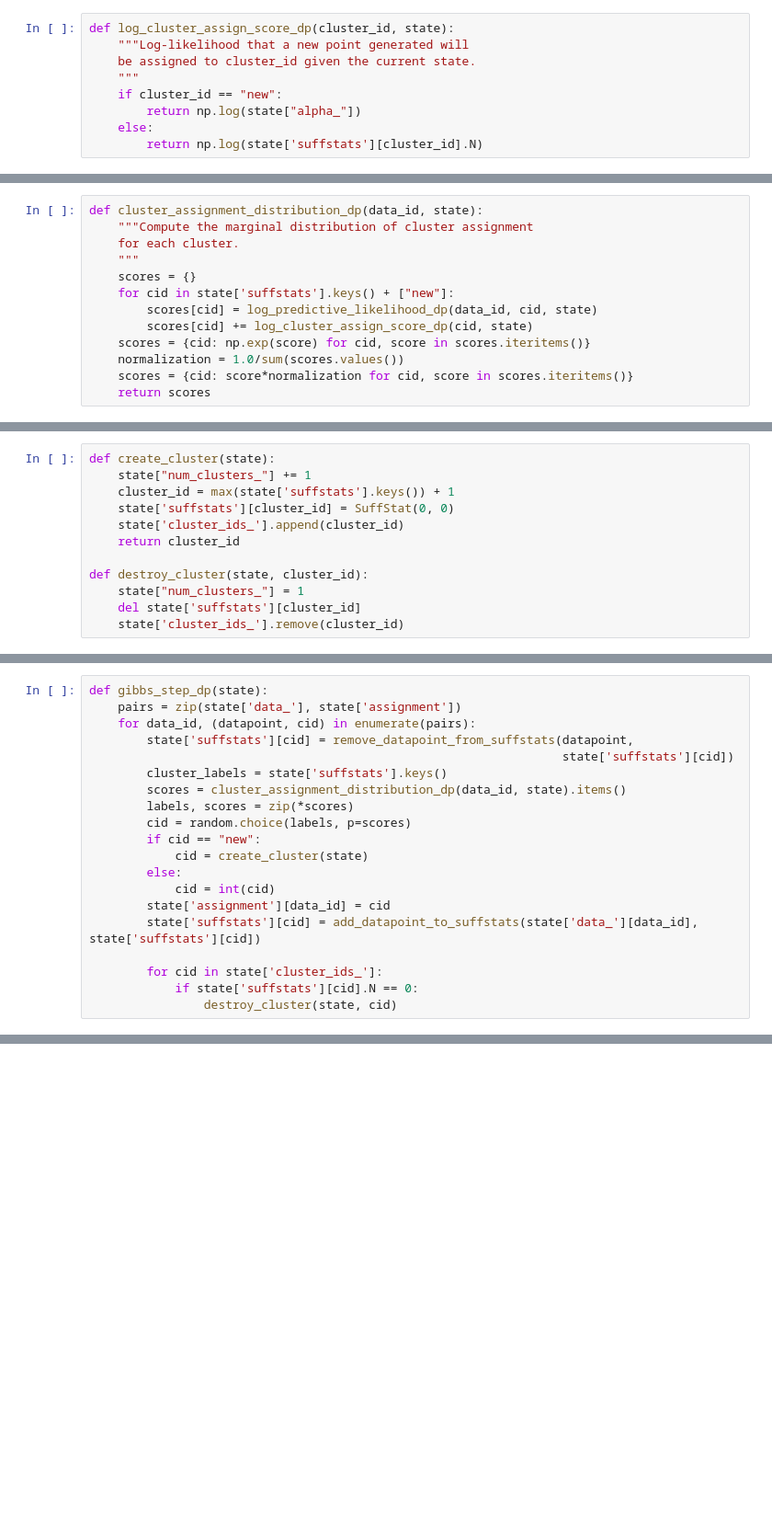
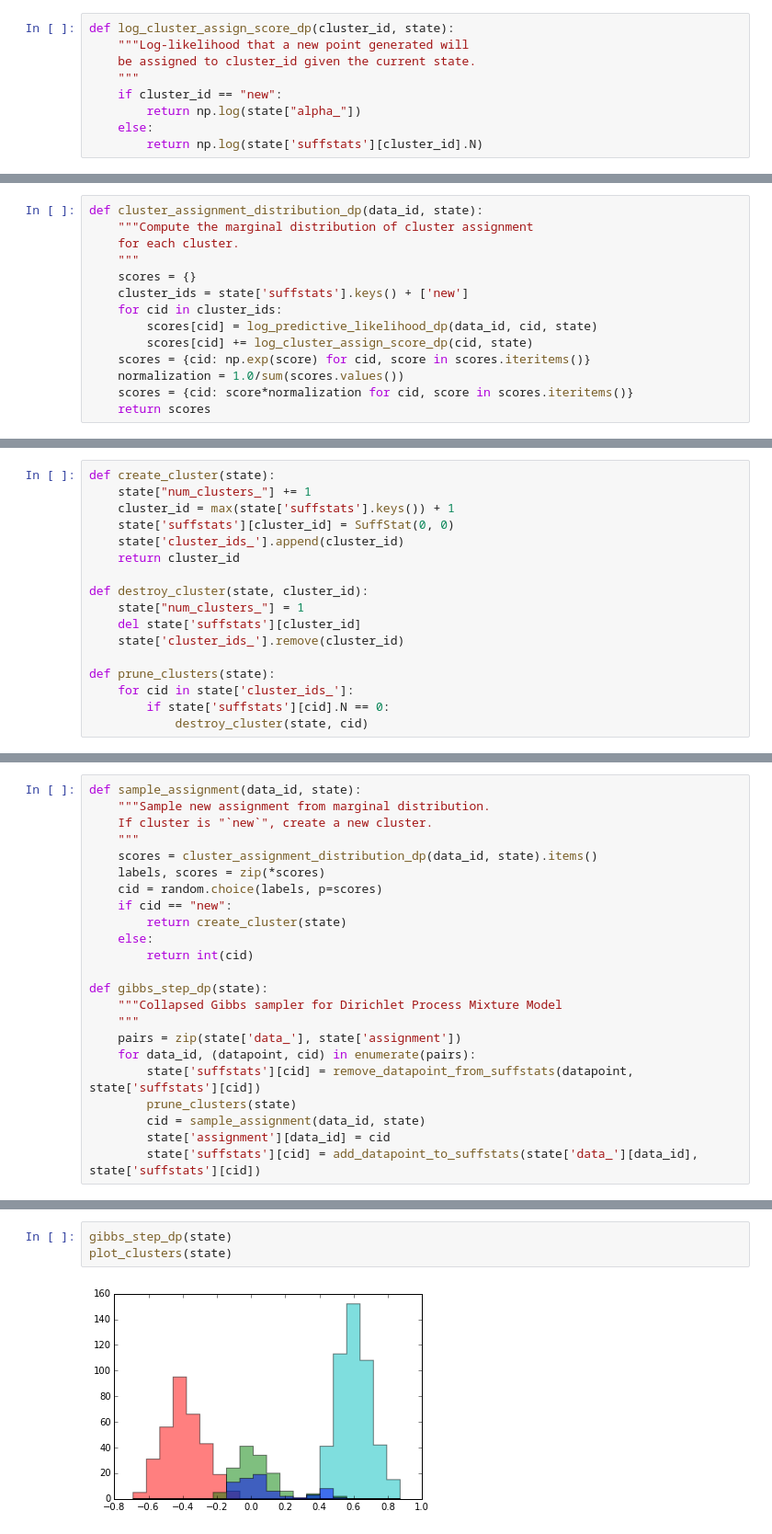
Before and after one commit to tdhopper/notes-on-dirichlet-processes, a Jupyter notebook: 2015-10-14-collapsed-gibbs-sampling-for-mixture-models.ipynb, the cells around one changed output, grey strips where cells are left out. Shown at 92% size. Drawn from its saved outputs; the diff is of its cells as text; blank space fills up the shorter version.

```diff
--- a/2015-10-14-collapsed-gibbs-sampling-for-mixture-models.ipynb
+++ b/2015-10-14-collapsed-gibbs-sampling-for-mixture-models.ipynb
@@ -275,7 +287,8 @@ def cluster_assignment_distribution_dp(data_id, state):
     for each cluster.
     """
     scores = {}
-    for cid in state['suffstats'].keys() + ["new"]:
+    cluster_ids = state['suffstats'].keys() + ['new']
+    for cid in cluster_ids:
         scores[cid] = log_predictive_likelihood_dp(data_id, cid, state)
         scores[cid] += log_cluster_assign_score_dp(cid, state)
     scores = {cid: np.exp(score) for cid, score in scores.iteritems()}
@@ -294,3 +309,8 @@ def destroy_cluster(state, cluster_id):
     state["num_clusters_"] = 1
     del state['suffstats'][cluster_id]
     state['cluster_ids_'].remove(cluster_id)
+
+def prune_clusters(state):
+    for cid in state['cluster_ids_']:
+        if state['suffstats'][cid].N == 0:
+            destroy_cluster(state, cid)
@@ -297,20 +324,23 @@ def destroy_cluster(state, cluster_id):
 # %%
+def sample_assignment(data_id, state):
+    """Sample new assignment from marginal distribution.
+    If cluster is "`new`", create a new cluster.
+    """
+    scores = cluster_assignment_distribution_dp(data_id, state).items()
+    labels, scores = zip(*scores)
+    cid = random.choice(labels, p=scores)
+    if cid == "new":
+        return create_cluster(state)
+    else:
+        return int(cid)
+
 def gibbs_step_dp(state):
+    """Collapsed Gibbs sampler for Dirichlet Process Mixture Model
+    """
     pairs = zip(state['data_'], state['assignment'])
     for data_id, (datapoint, cid) in enumerate(pairs):
-        state['suffstats'][cid] = remove_datapoint_from_suffstats(datapoint,
-                                                                  state['suffstats'][cid])
-        cluster_labels = state['suffstats'].keys()
-        scores = cluster_assignment_distribution_dp(data_id, state).items()
-        labels, scores = zip(*scores)
-        cid = random.choice(labels, p=scores)
-        if cid == "new":
-            cid = create_cluster(state)
-        else:
-            cid = int(cid)
+        state['suffstats'][cid] = remove_datapoint_from_suffstats(datapoint, state['suffstats'][cid])
+        prune_clusters(state)
+        cid = sample_assignment(data_id, state)
         state['assignment'][data_id] = cid
         state['suffstats'][cid] = add_datapoint_to_suffstats(state['data_'][data_id], state['suffstats'][cid])
-
-        for cid in state['cluster_ids_']:
-            if state['suffstats'][cid].N == 0:
-                destroy_cluster(state, cid)
@@ -321,0 +356,5 @@ gibbs_step_dp(state)
+# %%
+gibbs_step_dp(state)
+plot_clusters(state)
+# %% [output]
+[figure, added]
```
Also changed, not shown: parts of 39 cells of this notebook, 1 other file.
